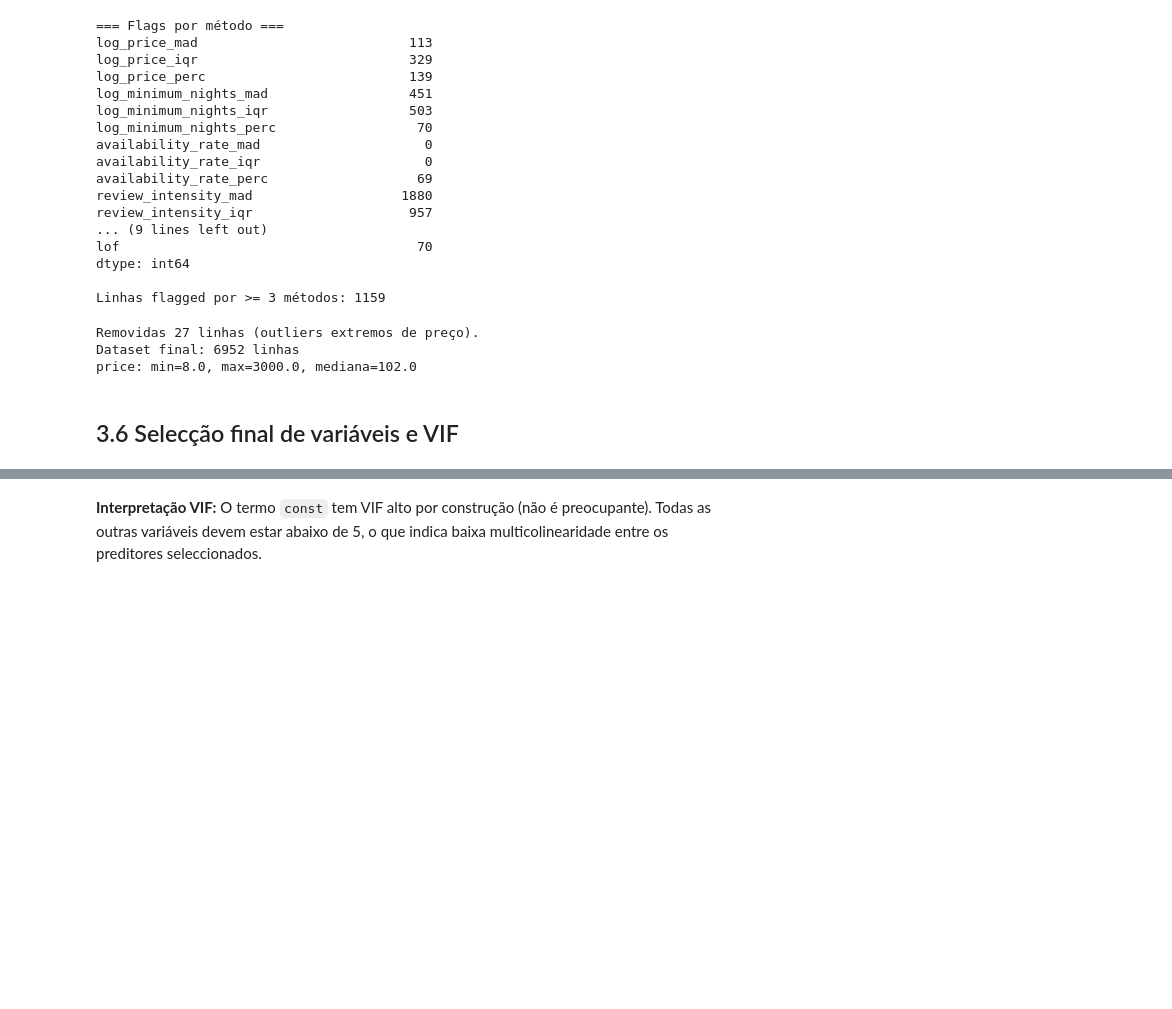
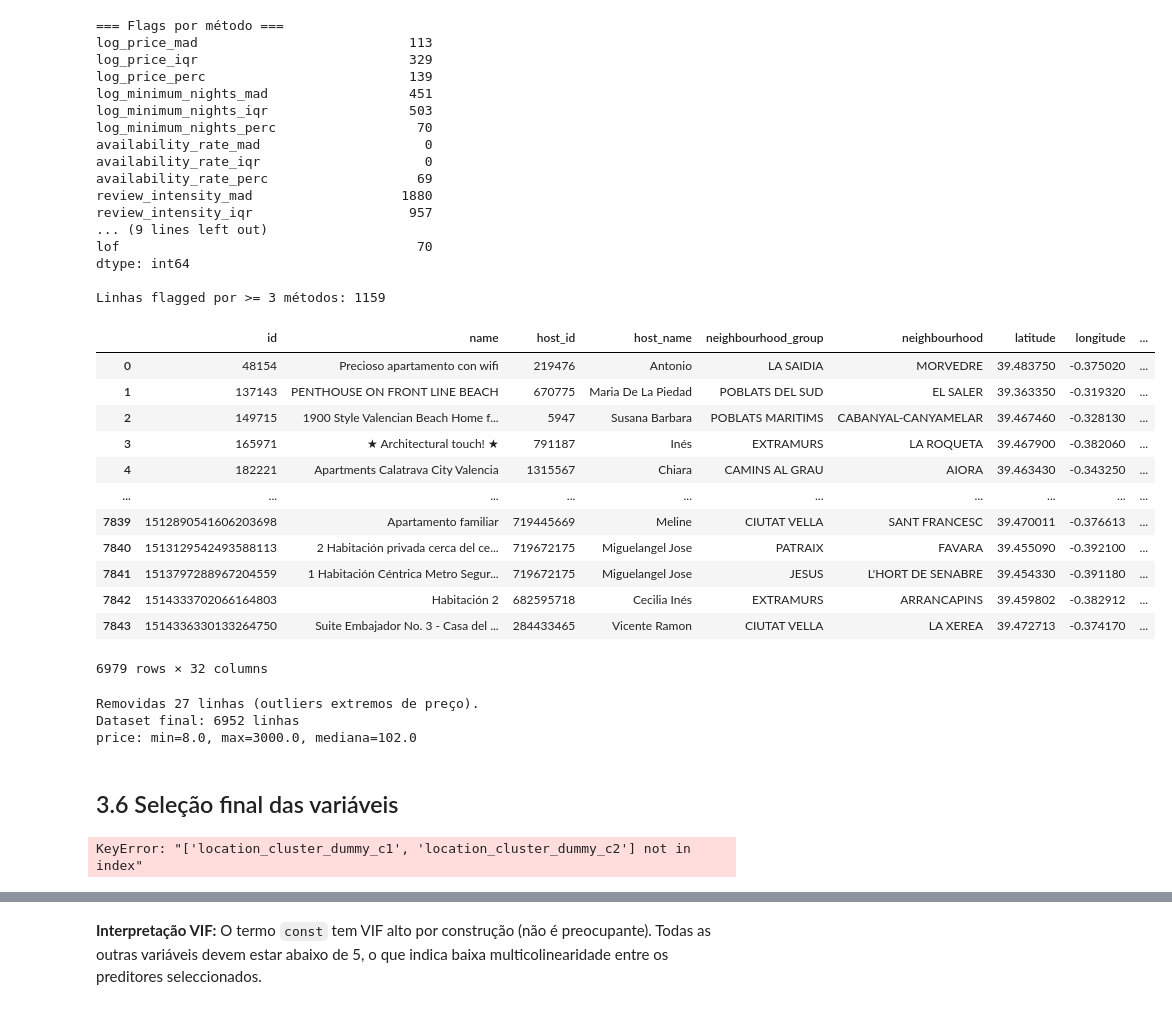
Before and after one commit to leandromicael123/An-lise-regress-o, a Jupyter notebook: Trabalho_v2.ipynb, the cells around one changed output, grey strips where cells are left out. Drawn from its saved outputs; the diff is of its cells as text; code cells hidden in the pictures; blank space fills up the shorter version.

```diff
--- a/Trabalho_v2.ipynb
+++ b/Trabalho_v2.ipynb
@@ -1033,6 +1049,22 @@ lof                                      70
 dtype: int64
 
 Linhas flagged por >= 3 métodos: 1159
+# %%
+df
+# %% [output]
+|  | id | name | host_id | host_name | neighbourhood_group | neighbourhood | latitude | longitude | ... |
+| 0 | 48154 | Precioso apartamento con wifi | 219476 | Antonio | LA SAIDIA | MORVEDRE | 39.483750 | -0.375020 | ... |
+| 1 | 137143 | PENTHOUSE ON FRONT LINE BEACH | 670775 | Maria De La Piedad | POBLATS DEL SUD | EL SALER | 39.363350 | -0.319320 | ... |
+| 2 | 149715 | 1900 Style Valencian Beach Home f... | 5947 | Susana Barbara | POBLATS MARITIMS | CABANYAL-CANYAMELAR | 39.467460 | -0.328130 | ... |
+| 3 | 165971 | ★ Architectural touch! ★ | 791187 | Inés | EXTRAMURS | LA ROQUETA | 39.467900 | -0.382060 | ... |
+| 4 | 182221 | Apartments Calatrava City Valencia | 1315567 | Chiara | CAMINS AL GRAU | AIORA | 39.463430 | -0.343250 | ... |
+| ... | ... | ... | ... | ... | ... | ... | ... | ... | ... |
+| 7839 | 1512890541606203698 | Apartamento familiar | 719445669 | Meline | CIUTAT VELLA | SANT FRANCESC | 39.470011 | -0.376613 | ... |
+| 7840 | 1513129542493588113 | 2 Habitación privada cerca del ce... | 719672175 | Miguelangel Jose | PATRAIX | FAVARA | 39.455090 | -0.392100 | ... |
+| 7841 | 1513797288967204559 | 1 Habitación Céntrica Metro Segur... | 719672175 | Miguelangel Jose | JESUS | L'HORT DE SENABRE | 39.454330 | -0.391180 | ... |
+| 7842 | 1514333702066164803 | Habitación 2 | 682595718 | Cecilia Inés | EXTRAMURS | ARRANCAPINS | 39.459802 | -0.382912 | ... |
+| 7843 | 1514336330133264750 | Suite Embajador No. 3 - Casa del ... | 284433465 | Vicente Ramon | CIUTAT VELLA | LA XEREA | 39.472713 | -0.374170 | ... |
+6979 rows × 32 columns
 # %%
 # Remoção de outliers EXTREMOS (não todos os flagged — apenas os claramente errados)
 # Critério: preço impossível (> 10 000 €/noite) ou flagged por >=3 métodos E price > 3000
@@ -1049,4 +1081,4 @@ Removidas 27 linhas (outliers extremos de preço).
 Dataset final: 6952 linhas
 price: min=8.0, max=3000.0, mediana=102.0
 # %% [markdown]
-## 3.6 Selecção final de variáveis e VIF
+## 3.6 Seleção final das variáveis
@@ -1053,3 +1094,16 @@ price: min=8.0, max=3000.0, mediana=102.0
+# %%
+# modelo
+X = df[preditores]
+y = df["log_price"]
+# sem split (modelo final)
+model = LinearRegression()
+model.fit(X, y)
+y_pred = model.predict(X)
+# R^2
+r2 = r2_score(y, y_pred)
+VIF = 1 / (1 - r2) if r2 < 1 else np.inf
+# %% [output]
+KeyError: "['location_cluster_dummy_c1', 'location_cluster_dummy_c2'] not in index"
 # %%
 # Conjunto de preditores para os modelos.
 # Nota: `days_since_last_review` foi INICIALMENTE considerada mas foi descartada após
```
Also changed, not shown: parts of 16 cells of this notebook.
